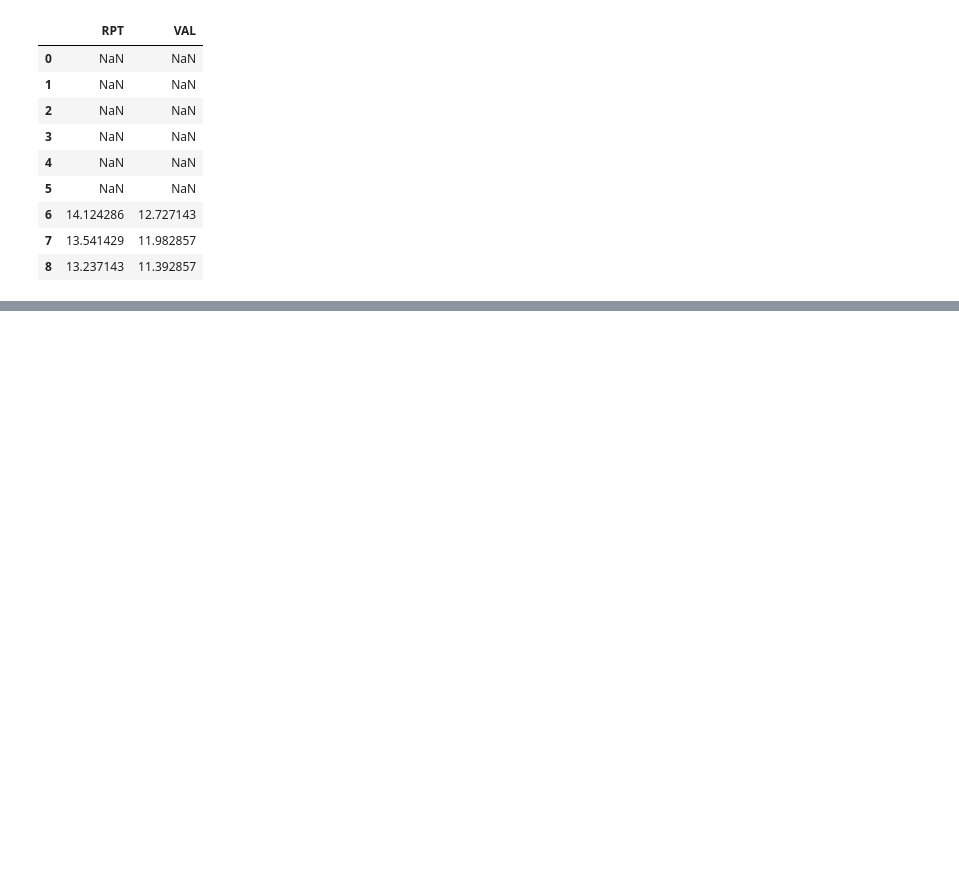
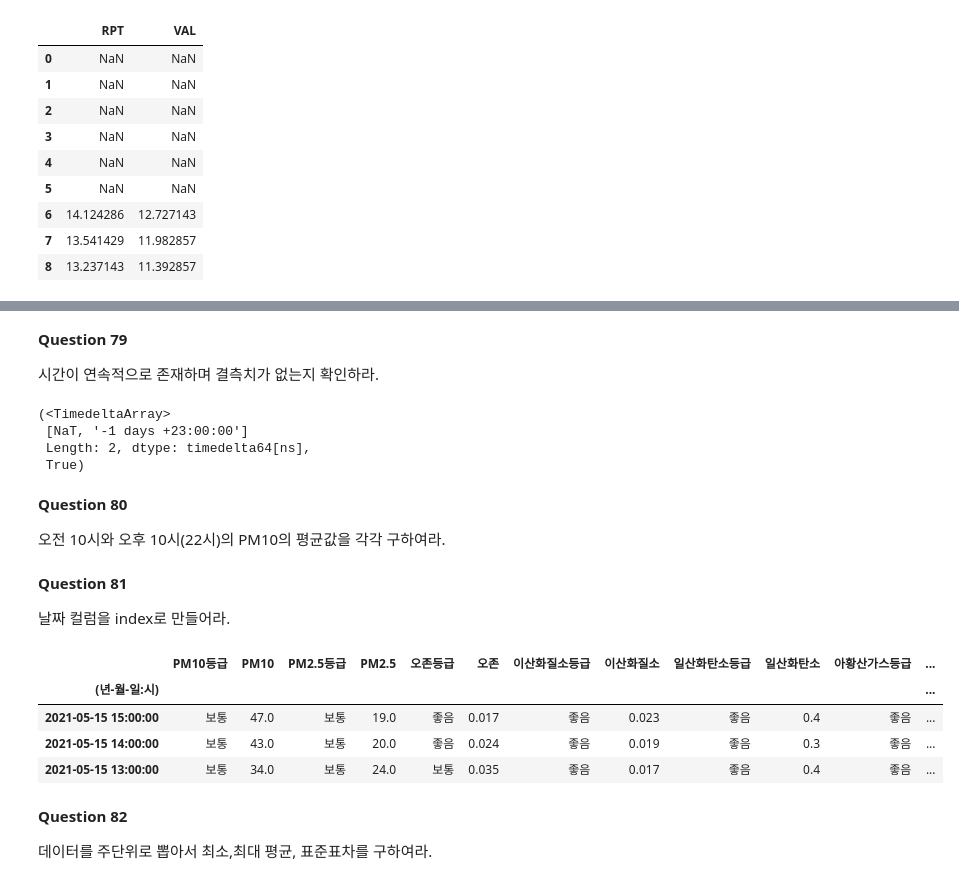
Before and after one commit to cyeon15/Study, a Jupyter notebook: datamanim/데이터 전처리 100 문제/05 Time_Series.ipynb, the cells around one changed output, grey strips where cells are left out. Saved outputs shown, nothing was run; the diff lists cells and outputs as text; code cells hidden in the pictures; blank space fills up the shorter version.

```diff
--- a/datamanim/데이터 전처리 100 문제/05 Time_Series.ipynb
+++ b/datamanim/데이터 전처리 100 문제/05 Time_Series.ipynb
@@ -246,0 +253,3 @@ Ans.head(9)
+# %%
+DataUrl = 'https://raw.githubusercontent.com/Datamanim/pandas/main/seoul_pm.csv'
+df = pd.read_csv(DataUrl)
@@ -246,0 +260,21 @@ Ans.head(9)
+# %%
+def change_date(x):
+    import datetime
+    hour = x.split(':')[1]
+    date = x.split(":")[0]
+
+    if hour =='24':
+        hour ='00:00:00'
+
+        FinalDate = pd.to_datetime(date +" "+hour) +datetime.timedelta(days=1)
+
+    else:
+        hour = hour +':00:00'
+        FinalDate = pd.to_datetime(date +" "+hour)
+
+    return FinalDate
+
+df['(년-월-일:시)'] = df['(년-월-일:시)'].apply(change_date)
+
+Ans = df
+Ans.head(3)
@@ -246,0 +297,6 @@ Ans.head(9)
+# %%
+# ✅ .dt.day_name()
+
+df['dayName'] = df['(년-월-일:시)'].dt.day_name()
+Ans = df['dayName']
+Ans.head(5)
@@ -246,0 +341,25 @@ Ans.head(9)
+# %% [markdown]
+**Question 79**
+
+시간이 연속적으로 존재하며 결측치가 없는지 확인하라.
+# %%
+# ✅ 차분? 연속?
+# 시간을 차분했을 경우 첫 값은 NaN, 이후 모든 차분값이 동일하면 연속이라 판단한다.
+check = len(df['(년-월-일:시)'].diff().unique())
+
+if check == 2:
+    # 첫 값은 NaN, 이후 모든 차분값이 동일하므로 연속 (결측치 없음.)
+    Ans = True
+else:
+    Ans = False
+
+df['(년-월-일:시)'].diff().unique(), Ans
+# %% [output]
+(<TimedeltaArray>
+ [NaT, '-1 days +23:00:00']
+ Length: 2, dtype: timedelta64[ns],
+ True)
+# %% [markdown]
+**Question 80**
+
+오전 10시와 오후 10시(22시)의 PM10의 평균값을 각각 구하여라.
@@ -246,0 +370,19 @@ Ans.head(9)
+# %% [markdown]
+**Question 81**
+
+날짜 컬럼을 index로 만들어라.
+# %%
+# ✅ set_index()
+df.set_index('(년-월-일:시)', inplace=True, drop=True)
+Ans = df
+Ans.head(3)
+# %% [output]
+|  | PM10등급 | PM10 | PM2.5등급 | PM2.5 | 오존등급 | 오존 | 이산화질소등급 | 이산화질소 | 일산화탄소등급 | 일산화탄소 | 아황산가스등급 | ... |
+| (년-월-일:시) |  |  |  |  |  |  |  |  |  |  |  | ... |
+| 2021-05-15 15:00:00 | 보통 | 47.0 | 보통 | 19.0 | 좋음 | 0.017 | 좋음 | 0.023 | 좋음 | 0.4 | 좋음 | ... |
+| 2021-05-15 14:00:00 | 보통 | 43.0 | 보통 | 20.0 | 좋음 | 0.024 | 좋음 | 0.019 | 좋음 | 0.3 | 좋음 | ... |
+| 2021-05-15 13:00:00 | 보통 | 34.0 | 보통 | 24.0 | 보통 | 0.035 | 좋음 | 0.017 | 좋음 | 0.4 | 좋음 | ... |
+# %% [markdown]
+**Question 82**
+
+데이터를 주단위로 뽑아서 최소,최대 평균, 표준표차를 구하여라.
```
Also changed, not shown: parts of 11 cells of this notebook.
